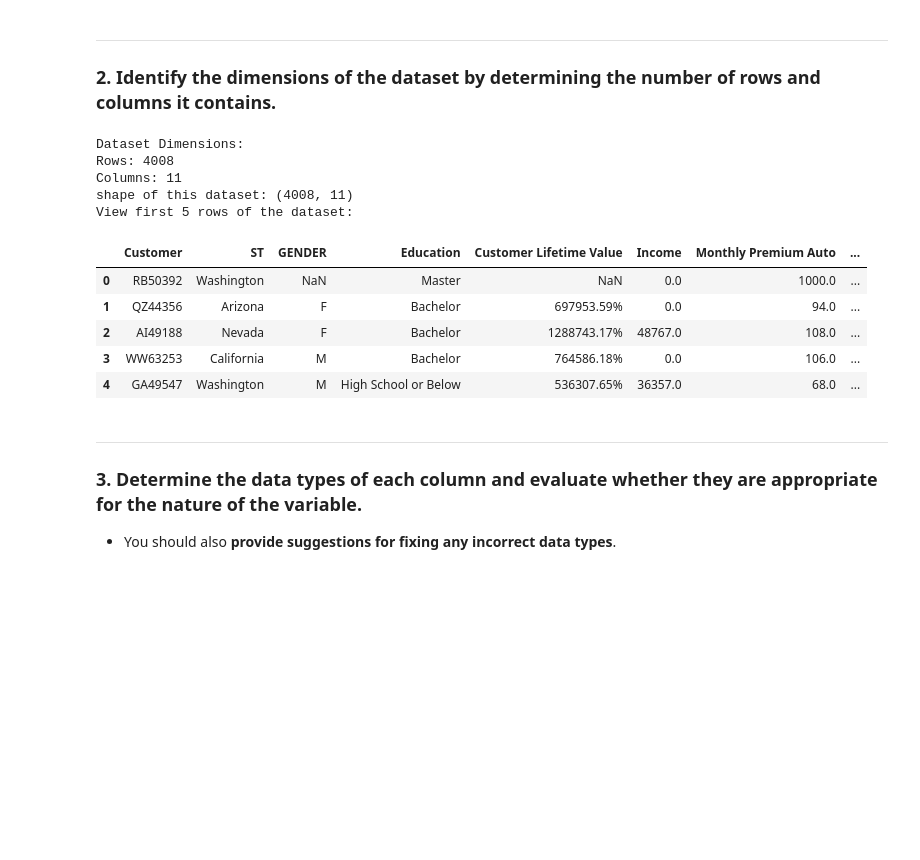
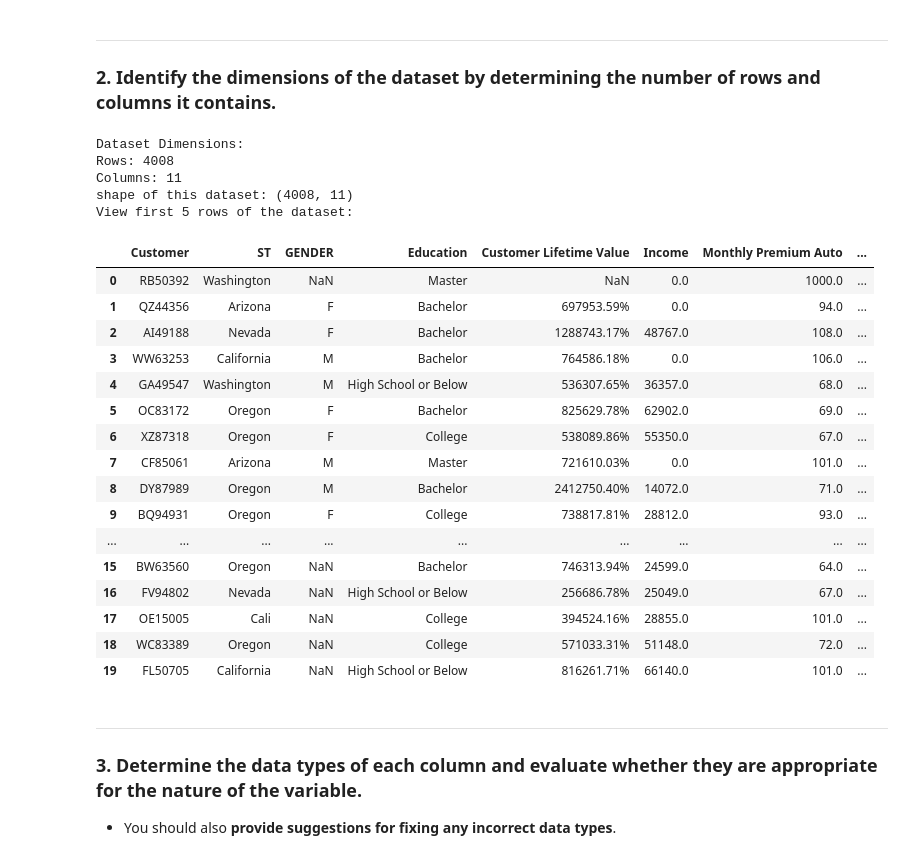
Before and after one commit to samia-boubaya/07_lab-dw-pandas, a Jupyter notebook: lab-dw-pandas.ipynb, the cells around one changed output. Cells and saved outputs as stored; diff of their text form; code cells hidden in the pictures; blank space fills up the shorter version.

```diff
--- a/lab-dw-pandas.ipynb
+++ b/lab-dw-pandas.ipynb
@@ -94,27 +240,38 @@ df = pd.read_csv("https://raw.githubusercontent.com/data-bootcamp-v4/data/main/f
 # %%
 ## 1. Dimensions
 print("\nDataset Dimensions:")
 
 # df.shape returns a tuple (rows, columns)
 # df.shape[0] gives number of rows
 # df.shape[1] gives number of columns
 print(f"Rows: {df.shape[0]}")
 print(f"Columns: {df.shape[1]}")
 print(f"shape of this dataset:", df.shape)
 print(f"View first 5 rows of the dataset:")
-df.head()
+df.head(20)
 # %% [output]
 Dataset Dimensions:
 Rows: 4008
 Columns: 11
 shape of this dataset: (4008, 11)
 View first 5 rows of the dataset:
 |  | Customer | ST | GENDER | Education | Customer Lifetime Value | Income | Monthly Premium Auto | ... |
 | 0 | RB50392 | Washington | NaN | Master | NaN | 0.0 | 1000.0 | ... |
 | 1 | QZ44356 | Arizona | F | Bachelor | 697953.59% | 0.0 | 94.0 | ... |
 | 2 | AI49188 | Nevada | F | Bachelor | 1288743.17% | 48767.0 | 108.0 | ... |
 | 3 | WW63253 | California | M | Bachelor | 764586.18% | 0.0 | 106.0 | ... |
 | 4 | GA49547 | Washington | M | High School or Below | 536307.65% | 36357.0 | 68.0 | ... |
+| 5 | OC83172 | Oregon | F | Bachelor | 825629.78% | 62902.0 | 69.0 | ... |
+| 6 | XZ87318 | Oregon | F | College | 538089.86% | 55350.0 | 67.0 | ... |
+| 7 | CF85061 | Arizona | M | Master | 721610.03% | 0.0 | 101.0 | ... |
+| 8 | DY87989 | Oregon | M | Bachelor | 2412750.40% | 14072.0 | 71.0 | ... |
+| 9 | BQ94931 | Oregon | F | College | 738817.81% | 28812.0 | 93.0 | ... |
+| ... | ... | ... | ... | ... | ... | ... | ... | ... |
+| 15 | BW63560 | Oregon | NaN | Bachelor | 746313.94% | 24599.0 | 64.0 | ... |
+| 16 | FV94802 | Nevada | NaN | High School or Below | 256686.78% | 25049.0 | 67.0 | ... |
+| 17 | OE15005 | Cali | NaN | College | 394524.16% | 28855.0 | 101.0 | ... |
+| 18 | WC83389 | Oregon | NaN | College | 571033.31% | 51148.0 | 72.0 | ... |
+| 19 | FL50705 | California | NaN | High School or Below | 816261.71% | 66140.0 | 101.0 | ... |
 # %% [markdown]
 ---
 ### 3. Determine the **data types of each column** and **evaluate whether they are appropriate for the nature of the variable**.
```
Also changed, not shown: parts of 43 cells of this notebook.
